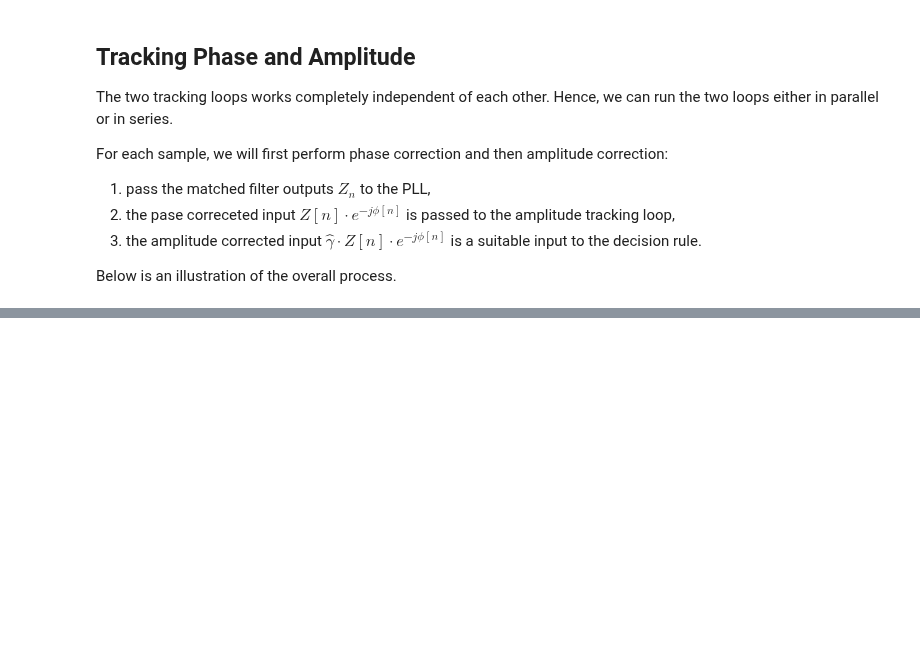
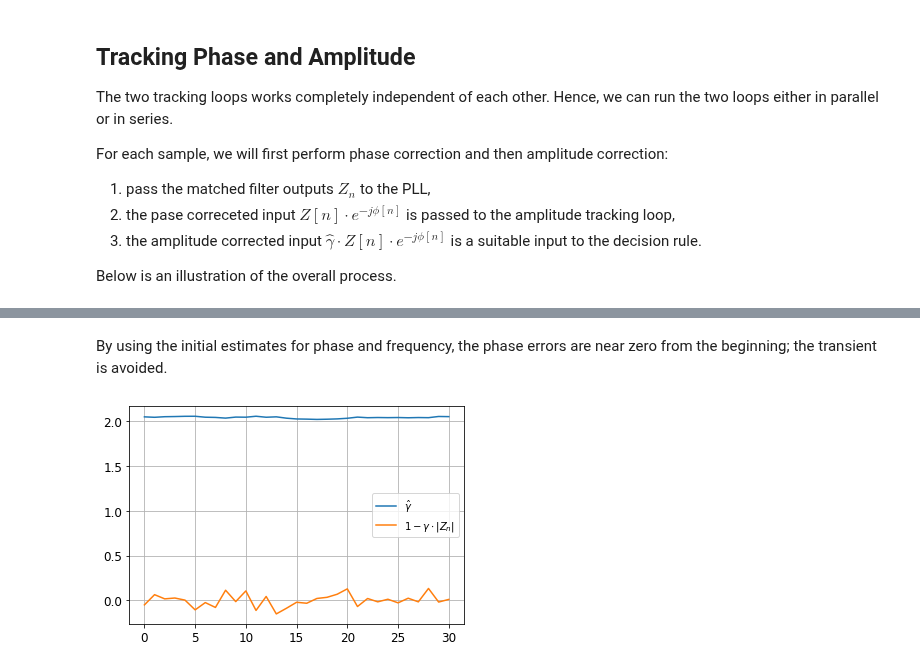
Before and after one commit to bepepa/digital_comms, a Jupyter notebook: 070_tracking_loops.ipynb, the cells around one changed output, grey strips where cells are left out. Saved outputs shown, nothing was run; the diff lists cells and outputs as text; code cells hidden in the pictures; blank space fills up the shorter version.

```diff
--- a/070_tracking_loops.ipynb
+++ b/070_tracking_loops.ipynb
@@ -709,0 +1089,13 @@ plt.show()
+# %% [markdown]
+By using the initial estimates for phase and frequency, the phase errors are near zero from the beginning; the transient is avoided.
+# %%
+# plot amplitudes
+plt.plot(gamma, label=r'$\hat{\gamma}$')
+plt.plot(dA, label=r'$1 - \gamma \cdot |Z_n|$')
+
+plt.grid()
+plt.legend()
+
+plt.show()
+# %% [output]
+[figure, added]
```
Also changed, not shown: parts of 52 cells of this notebook.
